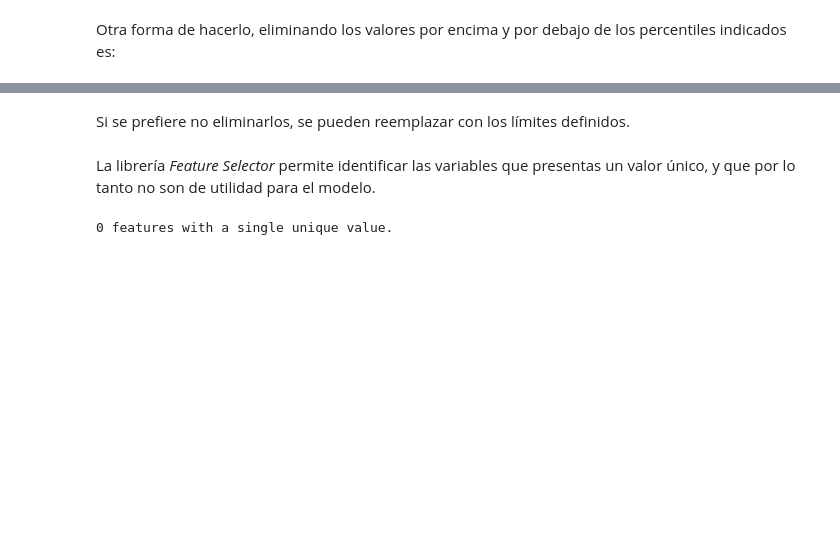
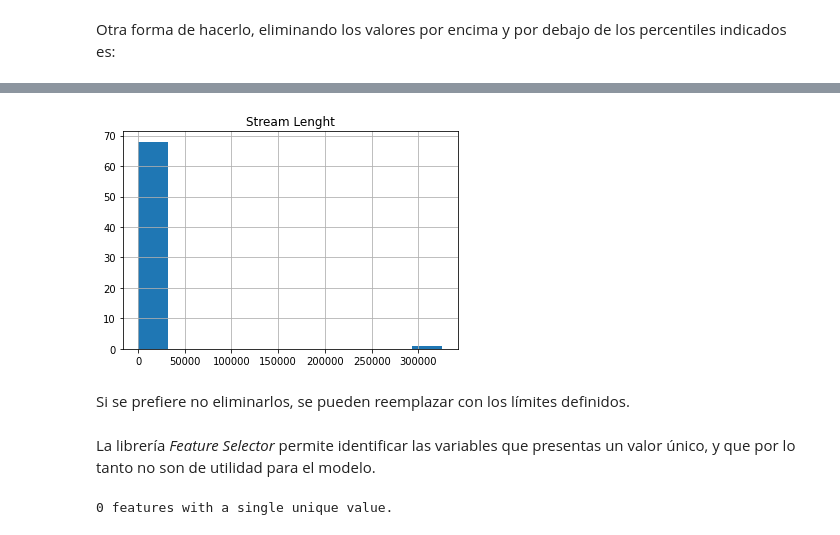
Before and after one commit to edieraristizabal/MachineLearning, a Jupyter notebook: NOTEBOOKS/04_Procesamiento_datos.ipynb, the cells around one changed output, grey strips where cells are left out. Saved outputs shown, nothing was run; the diff lists cells and outputs as text; code cells hidden in the pictures; blank space fills up the shorter version.

```diff
--- a/NOTEBOOKS/04_Procesamiento_datos.ipynb
+++ b/NOTEBOOKS/04_Procesamiento_datos.ipynb
@@ -517,3 +719,8 @@ pd.DataFrame(y).hist();
+# %%
+y=data['Stream Lenght']
+pd.DataFrame(y).hist();
+# %% [output]
+[figure, added]
 # %% [markdown]
 Si se prefiere no eliminarlos, se pueden reemplazar con los límites definidos.
 # %%
```
Also changed, not shown: parts of 58 cells of this notebook, 20 other files.
